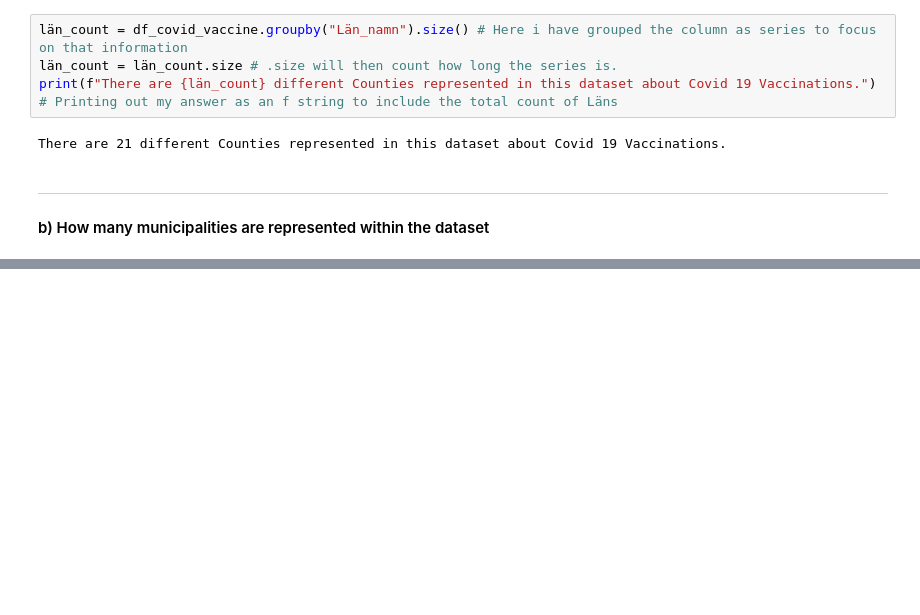
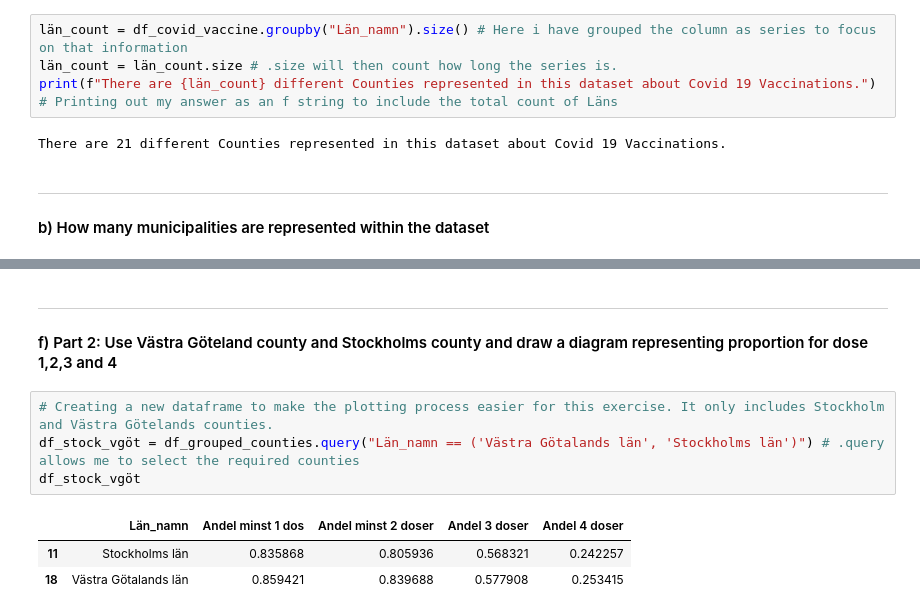
Before and after one commit to SCGlass/Data-Processing-Sam-Glass, a Jupyter notebook: Lab_Covid/Lab_exercise_2.ipynb, the cells around one changed output, grey strips where cells are left out. Saved outputs shown, nothing was run; the diff lists cells and outputs as text; blank space fills up the shorter version.

Commit message:
making Exercise 2 more presentable and adding notes etc

```diff
--- a/Lab_Covid/Lab_exercise_2.ipynb
+++ b/Lab_Covid/Lab_exercise_2.ipynb
@@ -67,0 +200,11 @@ There are 290 different Counties in this dataset about Covid 19 Vaccinations
+# %% [markdown]
+----
+#### f) Part 2: Use Västra Göteland county and Stockholms county and draw a diagram representing proportion for dose 1,2,3 and 4
+# %%
+# Creating a new dataframe to make the plotting process easier for this exercise. It only includes Stockholm and Västra Götelands counties.
+df_stock_vgöt = df_grouped_counties.query("Län_namn == ('Västra Götalands län', 'Stockholms län')") # .query allows me to select the required counties
+df_stock_vgöt
+# %% [output]
+|  | Län_namn | Andel minst 1 dos | Andel minst 2 doser | Andel 3 doser | Andel 4 doser |
+| 11 | Stockholms län | 0.835868 | 0.805936 | 0.568321 | 0.242257 |
+| 18 | Västra Götalands län | 0.859421 | 0.839688 | 0.577908 | 0.253415 |
```
Also changed, not shown: parts of 14 cells of this notebook, 3 other files.
